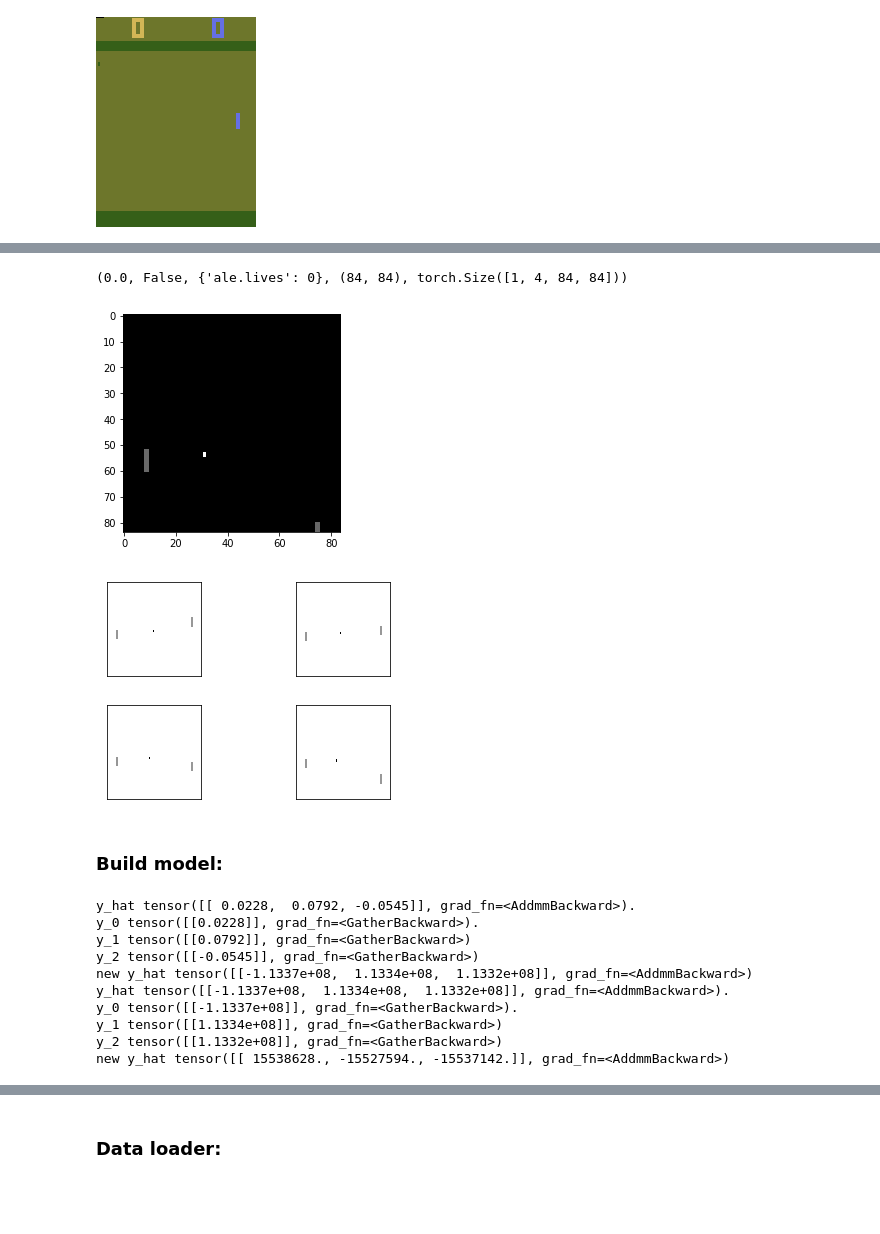
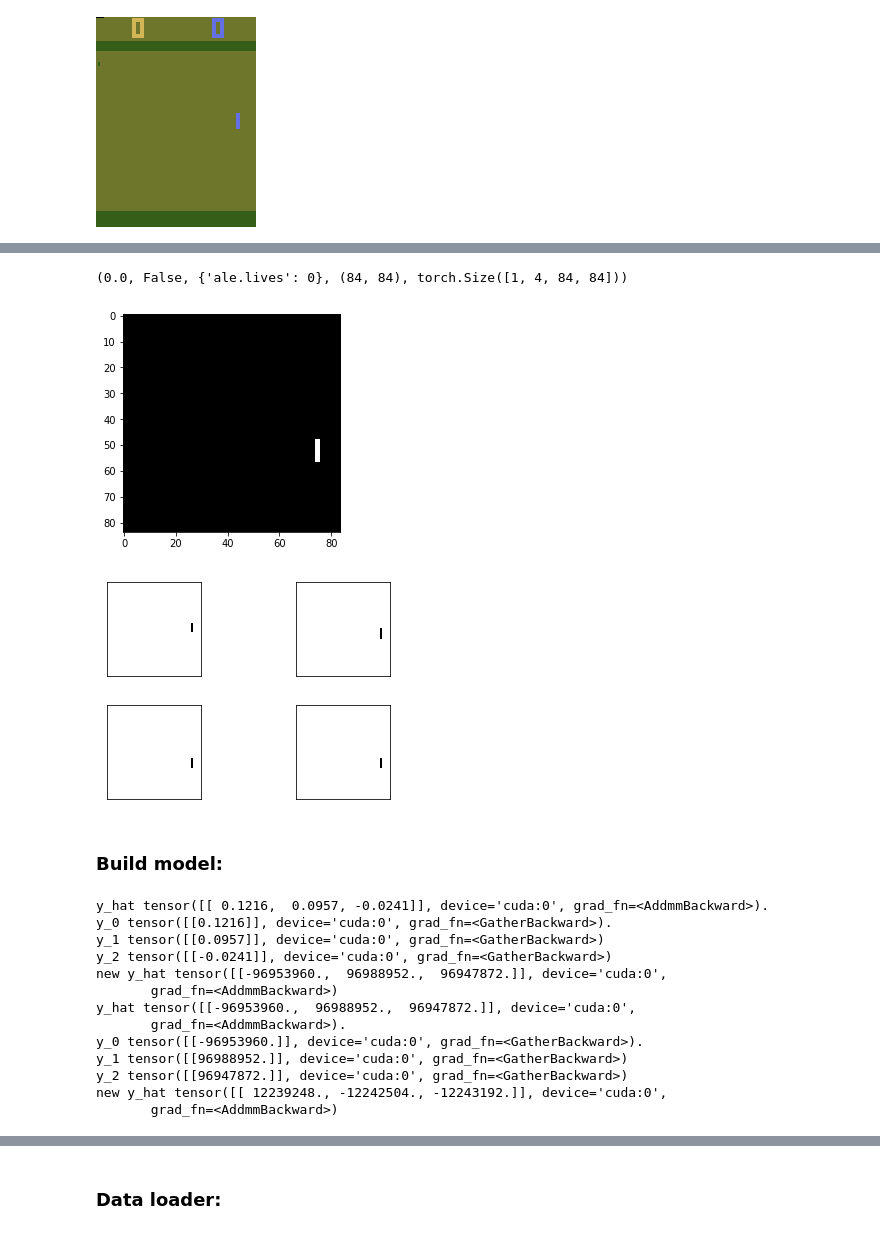
Before and after one commit to quangvu0702/RL_Challenge, a Jupyter notebook: 003 Week 3 Value Function Approximation and DQN.ipynb, the cells around one changed output, grey strips where cells are left out. Drawn from its saved outputs; the diff is of its cells as text; code cells hidden in the pictures; blank space fills up the shorter version.

```diff
--- a/003 Week 3 Value Function Approximation and DQN.ipynb
+++ b/003 Week 3 Value Function Approximation and DQN.ipynb
@@ -121,14 +121,16 @@ ob = env.reset()
 # %%
 # frame.shape
 # %%
-observation, reward, done, info = env.step(3)
-frame = preprocessor.rgb2gray(observation)
+for i in range(4):
+    observation, reward, done, info = env.step(3)
+    frame = preprocessor.rgb2gray(observation)
+    frames = preprocessor.phi(observation)
 frames = preprocessor.phi(observation)
 plt.imshow(frame, cmap = "gray")
 reward, done, info, frame.shape, frames.shape
 # %% [output]
 (0.0, False, {'ale.lives': 0}, (84, 84), torch.Size([1, 4, 84, 84]))
-[figure, old version]
+[figure, new version]
 # %%
 # Test preprocess:
 # %%
@@ -154,7 +156,7 @@ def show_image_from_frames(frames):
 # %%
 show_image_from_frames(frames)
 # %% [output]
-[figure, old version]
+[figure, new version]
 # %% [markdown]
 ### Build model:
 # %%
@@ -233,17 +235,20 @@ def run_optimizer(Q_net, frames, lr=0.1, n_iter=1, is_train = [True, False, Fals
 
         print(f"new y_hat {Q_net(frames)}")
 # %%
-Q_net = DQN([4], 3)
+Q_net = DQN([4], 3).to(device)
 run_optimizer(Q_net, frames, lr=1, n_iter=2, is_train=[True, True, True])
 # %% [output]
-y_hat tensor([[ 0.0228,  0.0792, -0.0545]], grad_fn=<AddmmBackward>).
-y_0 tensor([[0.0228]], grad_fn=<GatherBackward>).
-y_1 tensor([[0.0792]], grad_fn=<GatherBackward>)
-y_2 tensor([[-0.0545]], grad_fn=<GatherBackward>)
-new y_hat tensor([[-1.1337e+08,  1.1334e+08,  1.1332e+08]], grad_fn=<AddmmBackward>)
-y_hat tensor([[-1.1337e+08,  1.1334e+08,  1.1332e+08]], grad_fn=<AddmmBackward>).
-y_0 tensor([[-1.1337e+08]], grad_fn=<GatherBackward>).
-y_1 tensor([[1.1334e+08]], grad_fn=<GatherBackward>)
-y_2 tensor([[1.1332e+08]], grad_fn=<GatherBackward>)
-new y_hat tensor([[ 15538628., -15527594., -15537142.]], grad_fn=<AddmmBackward>)
+y_hat tensor([[ 0.1216,  0.0957, -0.0241]], device='cuda:0', grad_fn=<AddmmBackward>).
+y_0 tensor([[0.1216]], device='cuda:0', grad_fn=<GatherBackward>).
+y_1 tensor([[0.0957]], device='cuda:0', grad_fn=<GatherBackward>)
+y_2 tensor([[-0.0241]], device='cuda:0', grad_fn=<GatherBackward>)
+new y_hat tensor([[-96953960.,  96988952.,  96947872.]], device='cuda:0',
+       grad_fn=<AddmmBackward>)
+y_hat tensor([[-96953960.,  96988952.,  96947872.]], device='cuda:0',
+       grad_fn=<AddmmBackward>).
+y_0 tensor([[-96953960.]], device='cuda:0', grad_fn=<GatherBackward>).
+y_1 tensor([[96988952.]], device='cuda:0', grad_fn=<GatherBackward>)
+y_2 tensor([[96947872.]], device='cuda:0', grad_fn=<GatherBackward>)
+new y_hat tensor([[ 12239248., -12242504., -12243192.]], device='cuda:0',
+       grad_fn=<AddmmBackward>)
 # %%
```
Also changed, not shown: parts of 87 cells of this notebook, 1 other file.
